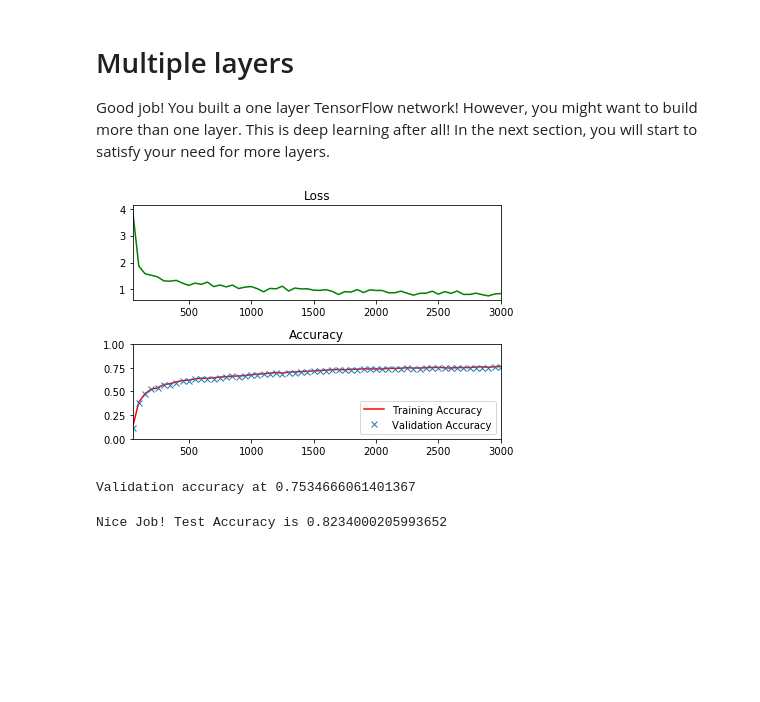
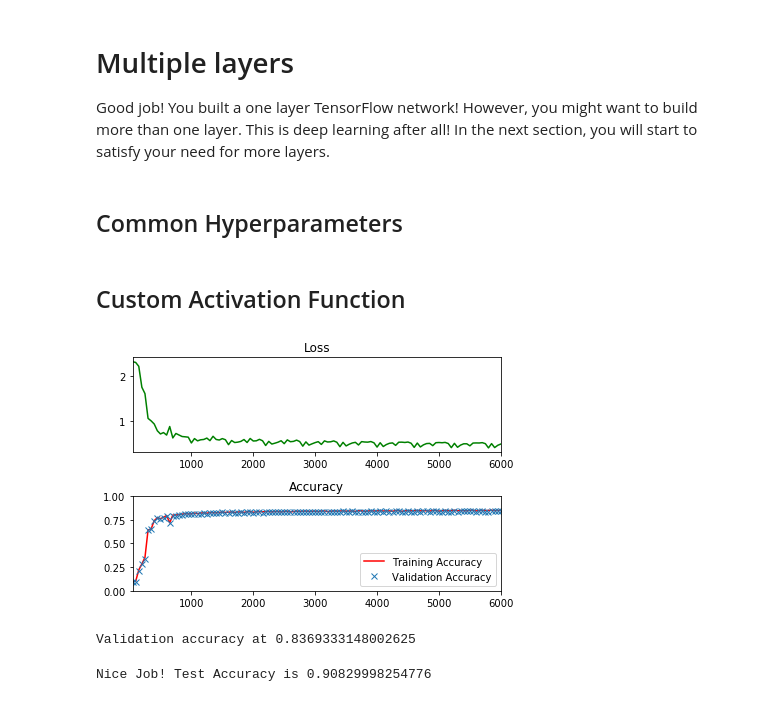
Before and after one commit to Xpitfire/deep-learning, a Jupyter notebook: intro-to-tensorflow/intro_to_tensorflow.ipynb, the cells around one changed output. Cells and saved outputs as stored; diff of their text form; code cells hidden in the pictures; blank space fills up the shorter version.

```diff
--- a/intro-to-tensorflow/intro_to_tensorflow.ipynb
+++ b/intro-to-tensorflow/intro_to_tensorflow.ipynb
@@ -487,37 +487,41 @@ Nice Job! Test Accuracy is 0.8360000848770142
 # %% [markdown]
 # Multiple layers
 Good job!  You built a one layer TensorFlow network!  However, you might want to build more than one layer.  This is deep learning after all!  In the next section, you will start to satisfy your need for more layers.
+# %% [markdown]
+## Common Hyperparameters
+# %%
+# All the pixels in the image (28 * 28 = 784)
+features_count = 784
+# All the labels
+labels_count = 10
+
+# hidden layer 1
+n_hidden_1 = 10
+n_hidden_2 = 10
+n_hidden_3 = 10
+
+# Hyperparameters
+batch_size = 256
+epochs = 10
+learning_rate = 0.3
+# %% [markdown]
+## Custom Activation Function
 # %%
-# All the pixels in the image (28 * 28 = 784)
-features_count = 784
-# All the labels
-labels_count = 10
-
-# hidden layer 1
-n_hidden_1 = 10
-n_hidden_2 = 10
-n_hidden_3 = 10
-
-# Hyperparameters
-batch_size = 256
-epochs = 5
-learning_rate = 0.3
-
 # Set the features and labels tensors
 features = tf.placeholder(tf.float32)
 labels = tf.placeholder(tf.float32)
 
 # Set the weights and biases tensors
-weights_0_1 = tf.Variable(tf.truncated_normal((features_count, n_hidden_1)))
+weights_0_1 = tf.Variable(tf.truncated_normal((features_count, n_hidden_1), stddev=0.1))
 biases_0_1 = tf.Variable(tf.ones(n_hidden_1))
 
-weights_1_2 = tf.Variable(tf.truncated_normal((n_hidden_1, n_hidden_2)))
+weights_1_2 = tf.Variable(tf.truncated_normal((n_hidden_1, n_hidden_2), stddev=0.1))
 biases_1_2 = tf.Variable(tf.ones(n_hidden_2))
 
-weights_2_3 = tf.Variable(tf.truncated_normal((n_hidden_2, n_hidden_3)))
+weights_2_3 = tf.Variable(tf.truncated_normal((n_hidden_2, n_hidden_3), stddev=0.1))
 biases_2_3 = tf.Variable(tf.ones(n_hidden_3))
 
-weights_3_4 = tf.Variable(tf.truncated_normal((n_hidden_3, labels_count)))
+weights_3_4 = tf.Variable(tf.truncated_normal((n_hidden_3, labels_count), stddev=0.1))
 biases_3_4 = tf.Variable(tf.ones(labels_count))
 
 # Feed dicts for training, validation, and test session
@@ -525,25 +529,23 @@ train_feed_dict = {features: train_features, labels: train_labels}
 valid_feed_dict = {features: valid_features, labels: valid_labels}
 test_feed_dict = {features: test_features, labels: test_labels}
 
+alpha = tf.Variable(.1)
+
 # Linear Function WX + b and activations
 layer_1_logits = tf.matmul(features, weights_0_1) + biases_0_1
-layer_1_output = tf.nn.tanh(layer_1_logits)
+#layer_1_output = tf.nn.relu(layer_1_logits)
+layer_1_output = layer_1_logits/(1+tf.exp(-alpha*layer_1_logits))
 
 layer_2_logits = tf.matmul(layer_1_output, weights_1_2) + biases_1_2
-layer_2_output = tf.nn.tanh(layer_2_logits)
+#layer_2_output = tf.nn.relu(layer_2_logits)
+layer_2_output = layer_2_logits/(1+tf.exp(-alpha*layer_2_logits))
 
 layer_3_logits = tf.matmul(layer_2_output, weights_2_3) + biases_2_3
-layer_3_output = tf.nn.tanh(layer_3_logits)
+#layer_3_output = tf.nn.relu(layer_3_logits)
+layer_3_output = layer_3_logits/(1+tf.exp(-alpha*layer_3_logits))
 
 layer_4_logits = tf.matmul(layer_3_output, weights_3_4) + biases_3_4
 prediction = tf.nn.softmax(layer_4_logits)
-
-# Alternative Experiments with activation functions
-#layer_1_output = 1 / (1 + tf.exp(-layer_1_logits))
-#layer_1_output = tf.nn.relu(layer_1_logits)
-#layer_1_output = tf.cast(layer_1_logits >= 0.5, tf.float32)
-#layer_1_output = tf.exp(tf.divide(1., 2.) * layer_1_logits - tf.atan(layer_1_logits))
-#layer_1_output = (layer_1_logits - tf.exp(-layer_1_logits + tf.atan(layer_1_logits)))/(1+tf.exp(-layer_1_logits + tf.atan(layer_1_logits)))
 
 # Cross entropy
 cross_entropy = -tf.reduce_sum(labels * tf.log(prediction), reduction_indices=1)
@@ -577,6 +579,8 @@ with tf.Session() as session:
     batch_count = int(math.ceil(len(train_features)/batch_size))
 
     for epoch_i in range(epochs):
+
+        alpha.assign(float(epoch_i+1.) / float(epochs) / 10.)
 
         # Progress bar
         batches_pbar = tqdm(range(batch_count), desc='Epoch {:>2}/{}'.format(epoch_i+1, epochs), unit='batches')
@@ -598,35 +602,35 @@ with tf.Session() as session:
                 # Calculate Training and Validation accuracy
                 training_accuracy = session.run(accuracy, feed_dict=train_feed_dict)
                 validation_accuracy = session.run(accuracy, feed_dict=valid_feed_dict)
 
                 # Log batches
                 previous_batch = batches[-1] if batches else 0
                 batches.append(log_batch_step + previous_batch)
                 loss_batch.append(l)
                 train_acc_batch.append(training_accuracy)
                 valid_acc_batch.append(validation_accuracy)
 
         # Check accuracy against Validation data
         validation_accuracy = session.run(accuracy, feed_dict=valid_feed_dict)
 
 loss_plot = plt.subplot(211)
 loss_plot.set_title('Loss')
 loss_plot.plot(batches, loss_batch, 'g')
 loss_plot.set_xlim([batches[0], batches[-1]])
 acc_plot = plt.subplot(212)
 acc_plot.set_title('Accuracy')
 acc_plot.plot(batches, train_acc_batch, 'r', label='Training Accuracy')
 acc_plot.plot(batches, valid_acc_batch, 'x', label='Validation Accuracy')
 acc_plot.set_ylim([0, 1.0])
 acc_plot.set_xlim([batches[0], batches[-1]])
 acc_plot.legend(loc=4)
 plt.tight_layout()
 plt.show()
 
 print('Validation accuracy at {}'.format(validation_accuracy))
 # %% [output]
-[figure, old version]
+[figure, new version]
-Validation accuracy at 0.7534666061401367
+Validation accuracy at 0.8369333148002625
 # %%
 # The accuracy measured against the test set
 test_accuracy = 0.0
@@ -658,4 +662,4 @@ with tf.Session() as session:
 assert test_accuracy >= 0.80, 'Test accuracy at {}, should be equal to or greater than 0.80'.format(test_accuracy)
 print('Nice Job! Test Accuracy is {}'.format(test_accuracy))
 # %% [output]
-Nice Job! Test Accuracy is 0.8234000205993652
+Nice Job! Test Accuracy is 0.90829998254776
```
Also changed, not shown: parts of 12 cells of this notebook, 7 other files.
